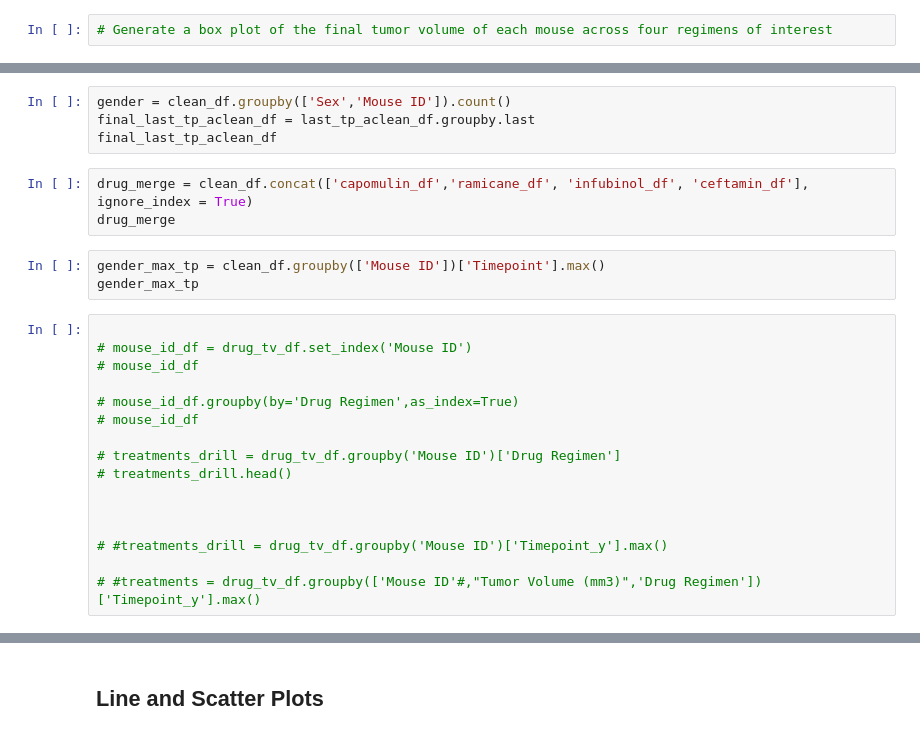
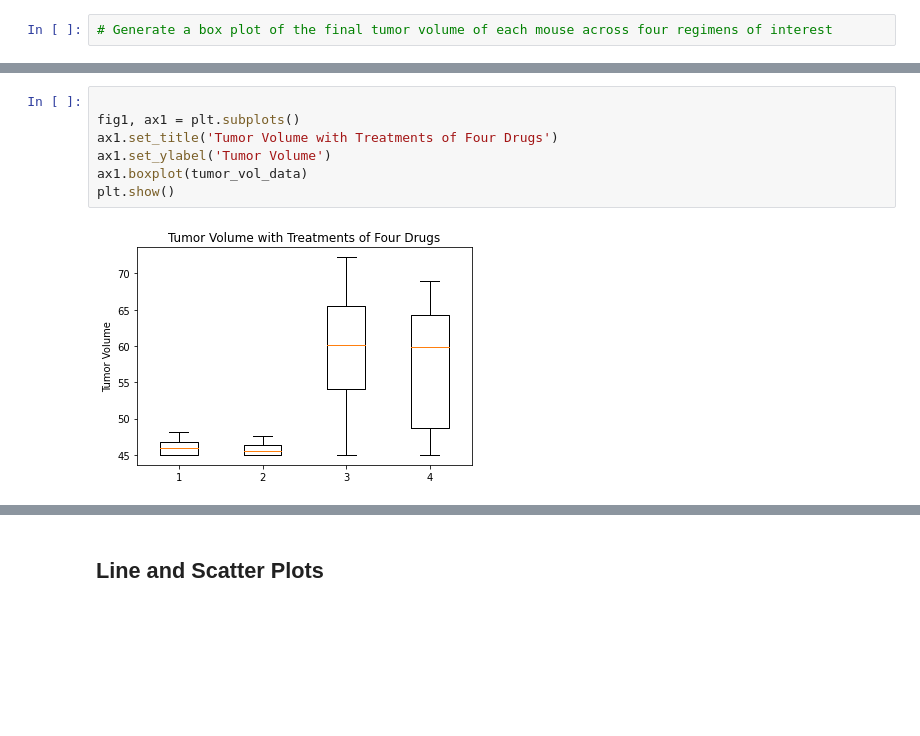
Before and after one commit to emmybsu/MatPlotLib-ECruz, a Jupyter notebook: pymaceuticals_starter-Emily Cruz2.ipynb, the cells around one changed output, grey strips where cells are left out. Cells and saved outputs as stored; diff of their text form; blank space fills up the shorter version.

```diff
--- a/pymaceuticals_starter-Emily Cruz2.ipynb
+++ b/pymaceuticals_starter-Emily Cruz2.ipynb
@@ -371,26 +373,9 @@ NameError: name 'final_df' is not defined
-# %%
-gender = clean_df.groupby(['Sex','Mouse ID']).count()
-final_last_tp_aclean_df = last_tp_aclean_df.groupby.last
-final_last_tp_aclean_df
-# %%
-drug_merge = clean_df.concat(['capomulin_df','ramicane_df', 'infubinol_df', 'ceftamin_df'], ignore_index = True)
-drug_merge
-# %%
-gender_max_tp = clean_df.groupby(['Mouse ID'])['Timepoint'].max()
-gender_max_tp
-# %%
-
-# mouse_id_df = drug_tv_df.set_index('Mouse ID')
-# mouse_id_df
-
-# mouse_id_df.groupby(by='Drug Regimen',as_index=True)
-# mouse_id_df
-
-# treatments_drill = drug_tv_df.groupby('Mouse ID')['Drug Regimen']
-# treatments_drill.head()
-
-
-
-# #treatments_drill = drug_tv_df.groupby('Mouse ID')['Timepoint_y'].max()
-
-# #treatments = drug_tv_df.groupby(['Mouse ID'#,"Tumor Volume (mm3)",'Drug Regimen'])['Timepoint_y'].max()
+# %%
+
+fig1, ax1 = plt.subplots()
+ax1.set_title('Tumor Volume with Treatments of Four Drugs')
+ax1.set_ylabel('Tumor Volume')
+ax1.boxplot(tumor_vol_data)
+plt.show()
+# %% [output]
+[figure, added]
```
Also changed, not shown: parts of 12 cells of this notebook.
